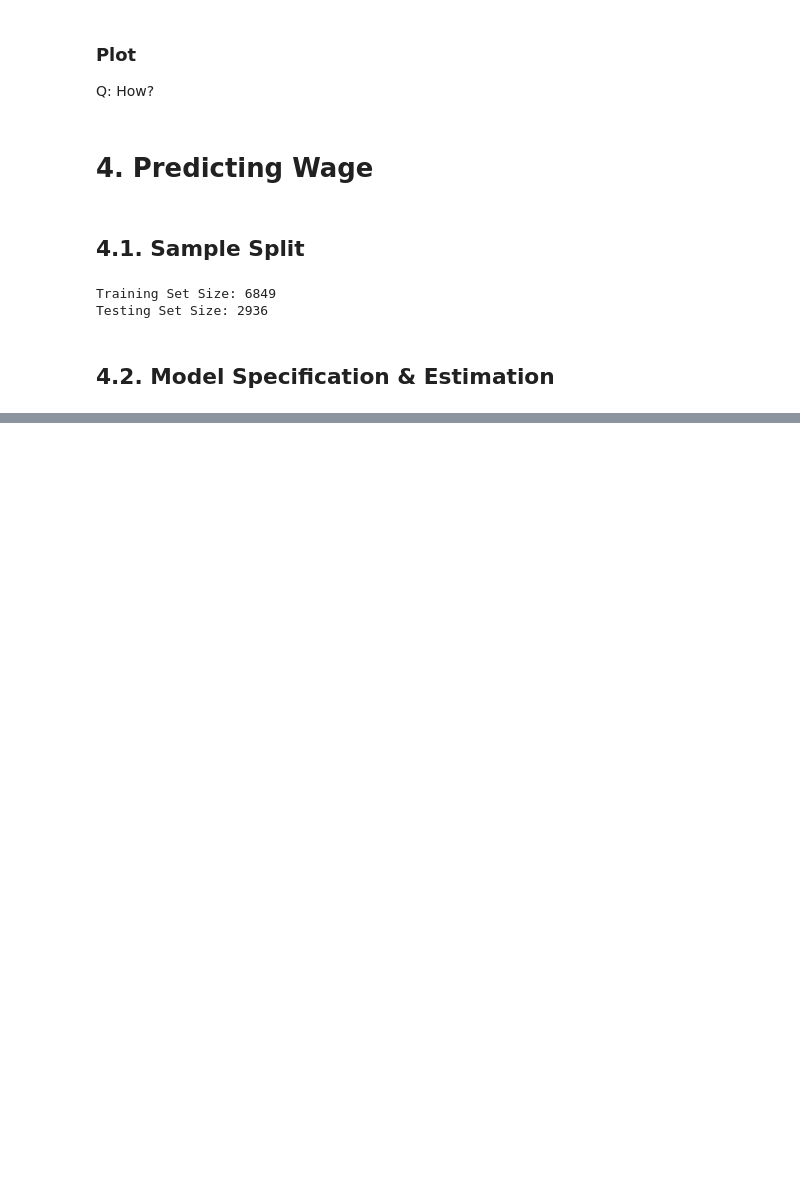
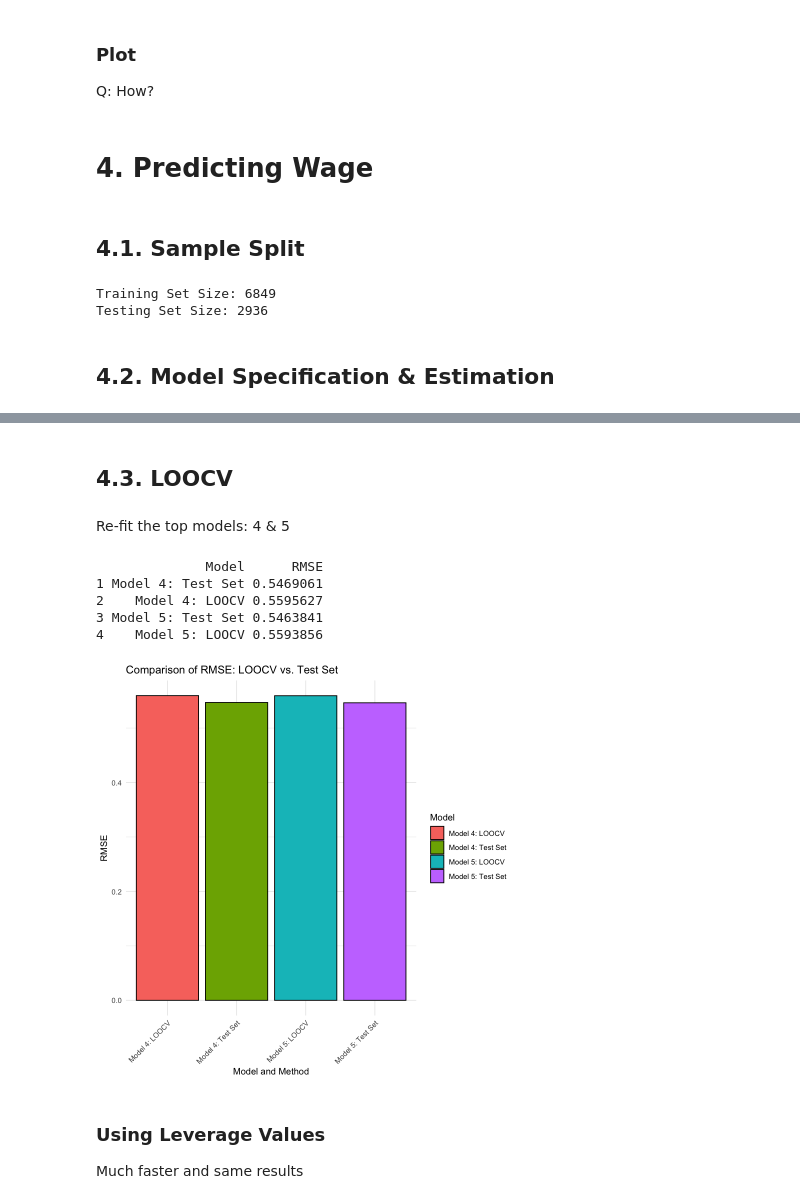
Before and after one commit to EAriasDeAbreu/BigDataML-Group2024, a Jupyter notebook: Problem_Set_1/scripts/edmundo/Pset_1.ipynb, the cells around one changed output, grey strips where cells are left out. Drawn from its saved outputs; the diff is of its cells as text; code cells hidden in the pictures; blank space fills up the shorter version.

```diff
--- a/Problem_Set_1/scripts/edmundo/Pset_1.ipynb
+++ b/Problem_Set_1/scripts/edmundo/Pset_1.ipynb
@@ -359,0 +382,13 @@ Testing Set Size: 2936
+# %%
+# outcome and controls/predictors
+outcome <- "log_wage"
+controls <- c("age", "oficio", "p6210", "relab", "hoursWorkUsual", "sex")
+
+# f to calculate RMSE
+calculate_rmse <- function(actual, predicted) {
+  sqrt(mean((actual - predicted)^2))
+}
+
+# train & test sets
+train_data <- df[train_indices, ]
+test_data <- df[-train_indices, ]
@@ -359,0 +491,4 @@ Testing Set Size: 2936
+# %% [markdown]
+## 4.3. LOOCV
+# %% [markdown]
+Re-fit the top models: 4 & 5
@@ -359,0 +514,40 @@ Testing Set Size: 2936
+# %%
+# LOOCV setup
+ctrl <- trainControl(method = "LOOCV")
+
+# LOOCV for Model 4
+model_4c <- train(form_4, data = df, method = 'lm', trControl = ctrl)
+score4c <- RMSE(model_4c$pred$pred, df$log_wage)
+
+# LOOCV for Model 5
+model_5c <- train(form_5, data = df, method = 'lm', trControl = ctrl)
+score5c <- RMSE(model_5c$pred$pred, df$log_wage)
+
+# results
+comparison_results <- data.frame(
+  Model = c("Model 4: Test Set", "Model 4: LOOCV",
+            "Model 5: Test Set", "Model 5: LOOCV"),
+  RMSE = c(score4a, score4c, score5a, score5c)
+)
+
+print(comparison_results)
+
+## Runtime: 4.5 minutes
+# %% [output]
+              Model      RMSE
+1 Model 4: Test Set 0.5469061
+2    Model 4: LOOCV 0.5595627
+3 Model 5: Test Set 0.5463841
+4    Model 5: LOOCV 0.5593856
+# %%
+ggplot(comparison_results, aes(x = Model, y = RMSE, fill = Model)) +
+  geom_bar(stat = "identity", color = "black") +
+  labs(title = "Comparison of RMSE: LOOCV vs. Test Set",
+       x = "Model and Method", y = "RMSE") +
+  theme_minimal() +
+  theme(axis.text.x = element_text(angle = 45, hjust = 1))
+# %% [output]
+[figure, added]
+# %% [markdown]
+### Using Leverage Values
+Much faster and same results
```
Also changed, not shown: parts of 21 cells of this notebook.
